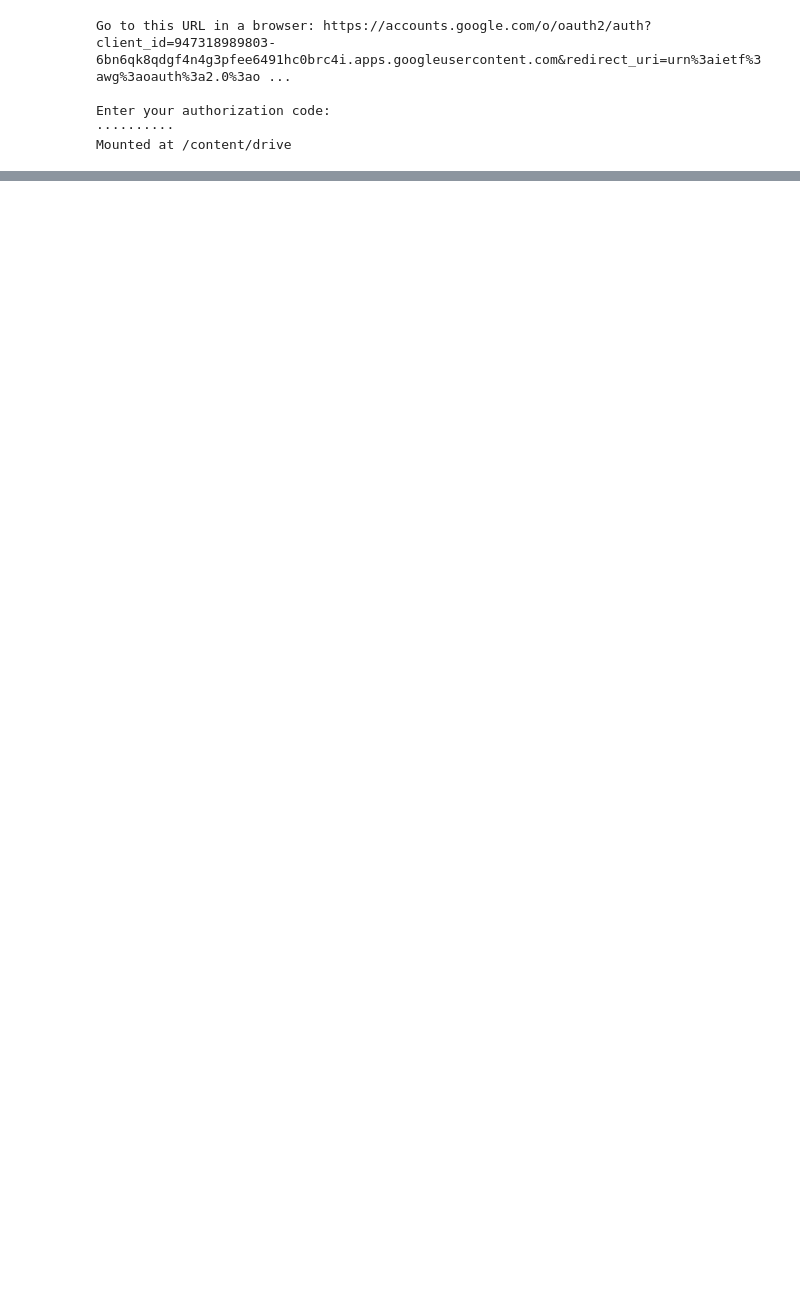
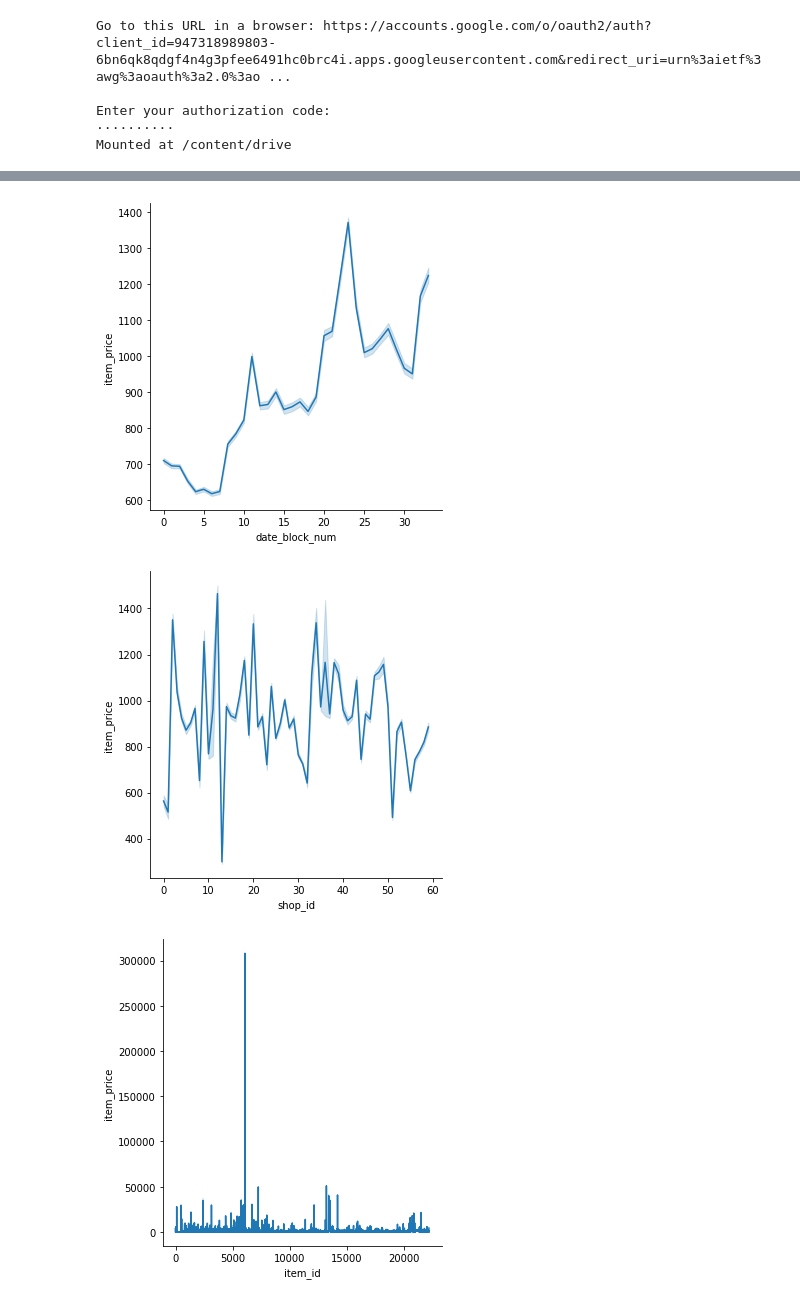
Before and after one commit to aruna09/Predict-Future-Sales, a Jupyter notebook: PredictFutureSales.ipynb, the cells around one changed output, grey strips where cells are left out. Drawn from its saved outputs; the diff is of its cells as text; code cells hidden in the pictures; blank space fills up the shorter version.

```diff
--- a/PredictFutureSales.ipynb
+++ b/PredictFutureSales.ipynb
@@ -84,0 +53,10 @@ grouped_df
+# %%
+g = seaborn.relplot(x="date_block_num", y="item_price", kind="line", data=train)
+g = seaborn.relplot(x="shop_id", y="item_price", kind="line", data=train)
+g = seaborn.relplot(x="item_id", y="item_price", kind="line", data=train)
+g = seaborn.relplot(x="item_cnt_day", y="item_price", kind="line", data=train)
+g = seaborn.relplot(x="date_block_num", y="item_id", kind="line", data=train)
+# %% [output]
+[figure, added]
+[figure, added]
+[figure, added]
```
Also changed, not shown: parts of 29 cells of this notebook.
